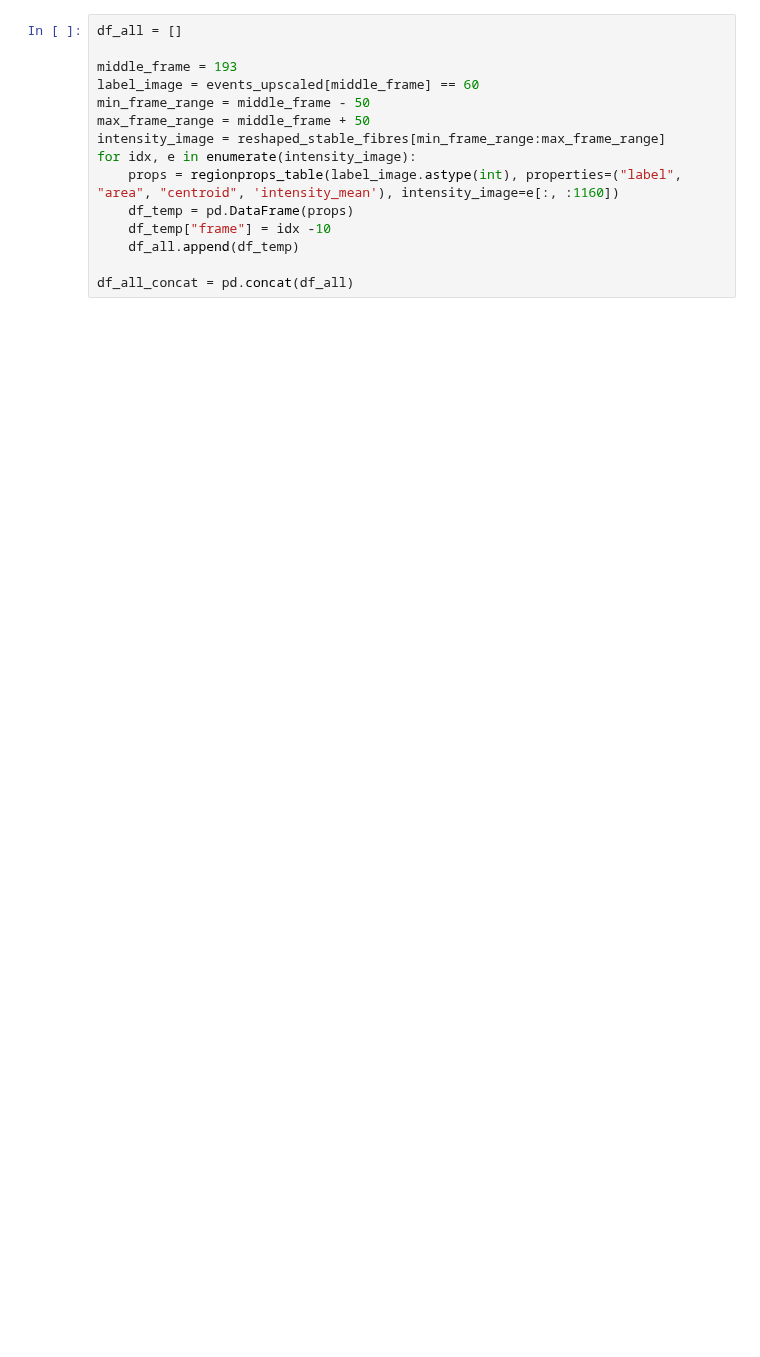
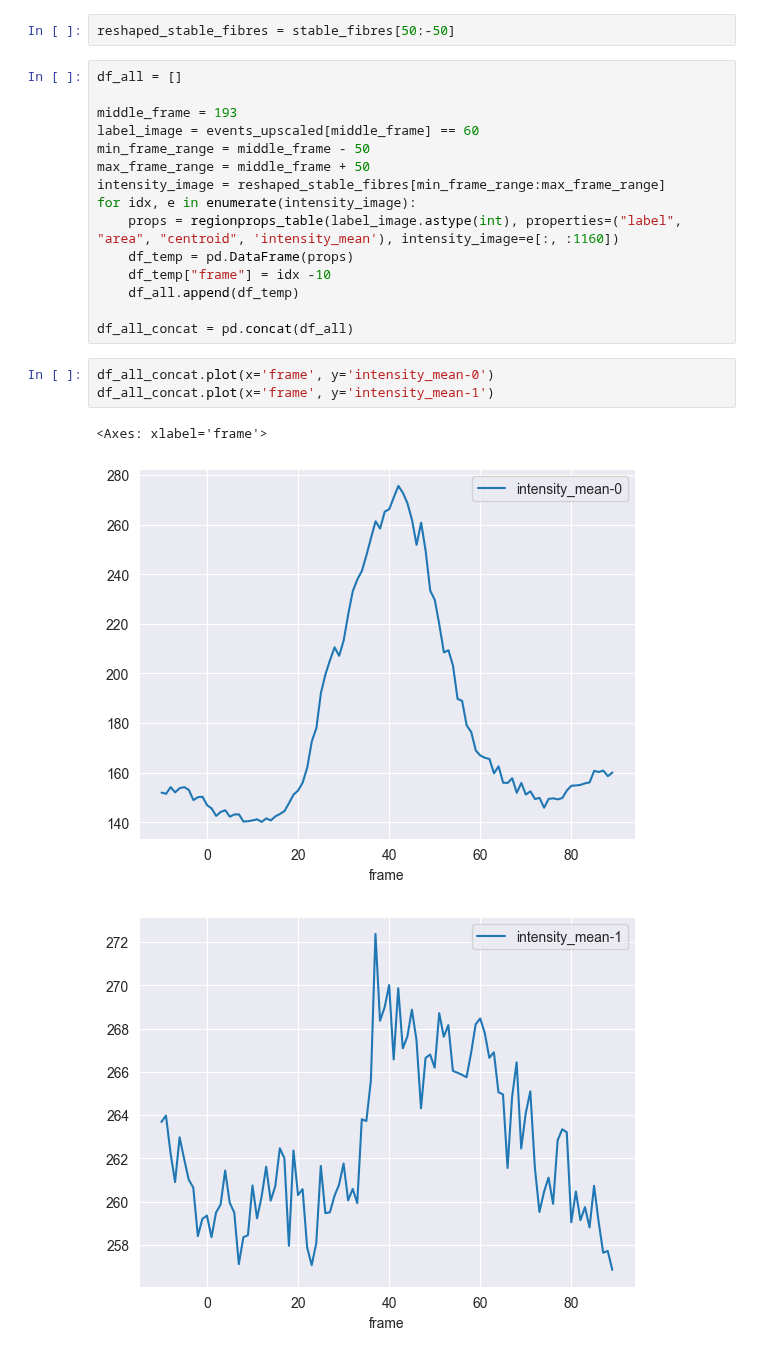
Before and after one commit to leaBroe/arcospx_analysis_quantification_correlation, a Jupyter notebook: cross_correlation.ipynb, the cells around one changed output. Saved outputs shown, nothing was run; the diff lists cells and outputs as text; blank space fills up the shorter version.

```diff
--- a/cross_correlation.ipynb
+++ b/cross_correlation.ipynb
@@ -179,6 +182,8 @@ for t in events_1_filtered:
     events_upscaled.append(t_img)
 
 events_upscaled = np.stack(events_upscaled)
+# %%
+reshaped_stable_fibres = stable_fibres[50:-50]
 # %%
 df_all = []
 
@@ -194,3 +199,10 @@ for idx, e in enumerate(intensity_image):
     df_all.append(df_temp)
 
 df_all_concat = pd.concat(df_all)
+# %%
+df_all_concat.plot(x='frame', y='intensity_mean-0')
+df_all_concat.plot(x='frame', y='intensity_mean-1')
+# %% [output]
+<Axes: xlabel='frame'>
+[figure, added]
+[figure, added]
```
Also changed, not shown: parts of 6 cells of this notebook.
